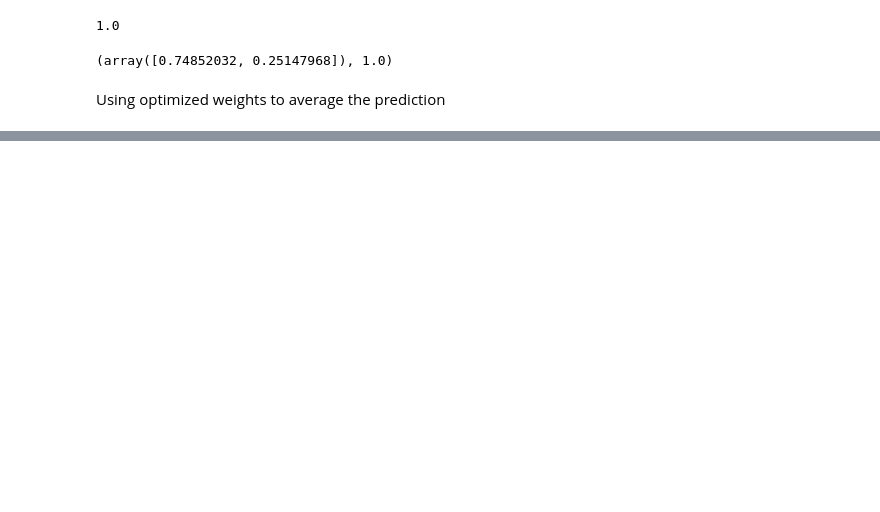
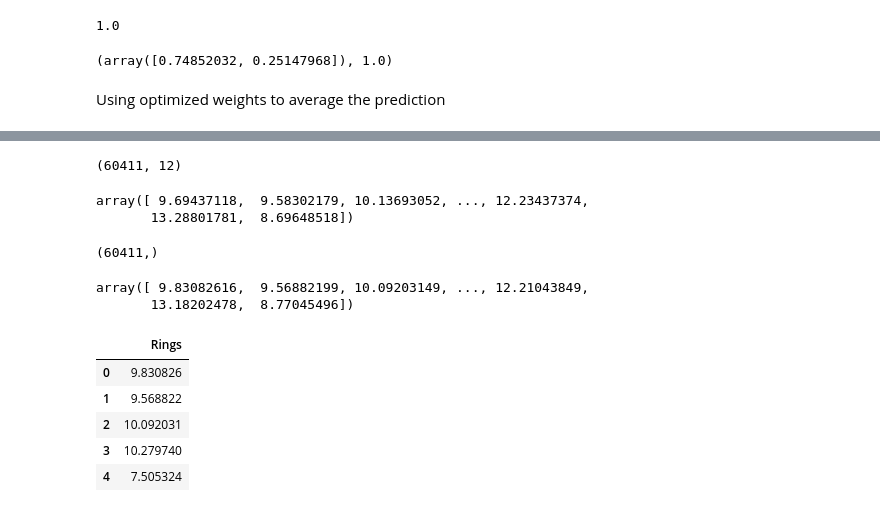
Before and after one commit to Cralsic123/Optuna-for-abalone-dataset, a Jupyter notebook: Optuna_.ipynb, the cells around one changed output, grey strips where cells are left out. Cells and saved outputs as stored; diff of their text form; code cells hidden in the pictures; blank space fills up the shorter version.

```diff
--- a/Optuna_.ipynb
+++ b/Optuna_.ipynb
@@ -631,0 +656,7 @@ Using optimized weights to average the prediction
+# %%
+ow_3 = OptunaWeights(42)
+ow_3.fit(train_df['Rings'], y_preds=[y_val_pred_rf, y_val_pred_hgb,y_val_pred_nn])
+
+weights = ow_3.weights
+lst_optuna_weights = np.asarray(weights)
+sum_lst_optuna_weights = np.sum(lst_optuna_weights)
@@ -631,0 +667,4 @@ Using optimized weights to average the prediction
+# %%
+predictions_3 =      ((lst_optuna_weights[0]) * predictions_3+
+               (lst_optuna_weights[1]) * predictions_4+
+               (lst_optuna_weights[2]) * predictions_5  )
@@ -631,0 +680,4 @@ Using optimized weights to average the prediction
+# %%
+test_df_1.shape
+# %% [output]
+(60411, 12)
@@ -631,0 +689,26 @@ Using optimized weights to average the prediction
+# %%
+predictions_2
+# %% [output]
+array([ 9.69437118,  9.58302179, 10.13693052, ..., 12.23437374,
+       13.28801781,  8.69648518])
+# %%
+predictions_3.shape
+# %% [output]
+(60411,)
+# %%
+predictions = (predictions_1 + predictions_2 + predictions_3)/3
+predictions
+# %% [output]
+array([ 9.83082616,  9.56882199, 10.09203149, ..., 12.21043849,
+       13.18202478,  8.77045496])
+# %%
+y_pred = pd.DataFrame(predictions)
+y_pred.columns = ['Rings']
+y_pred.head()
+# %% [output]
+|  | Rings |
+| 0 | 9.830826 |
+| 1 | 9.568822 |
+| 2 | 10.092031 |
+| 3 | 10.279740 |
+| 4 | 7.505324 |
```
Also changed, not shown: parts of 28 cells of this notebook.
